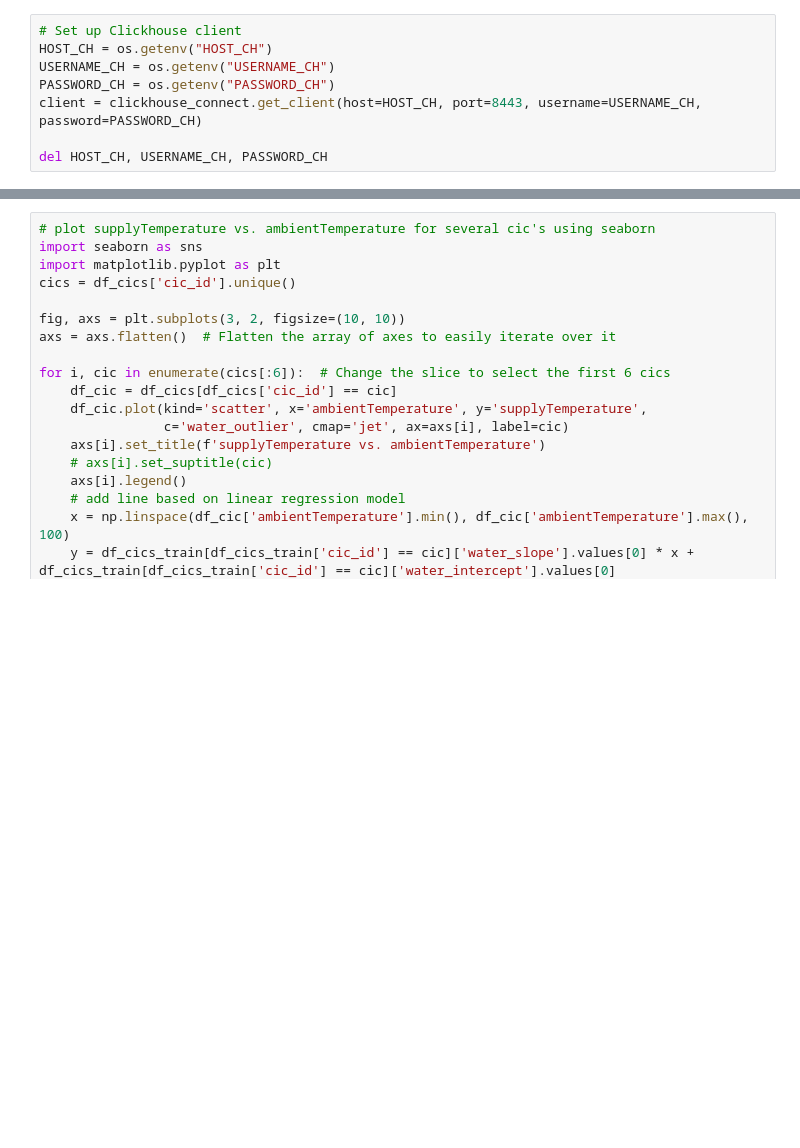
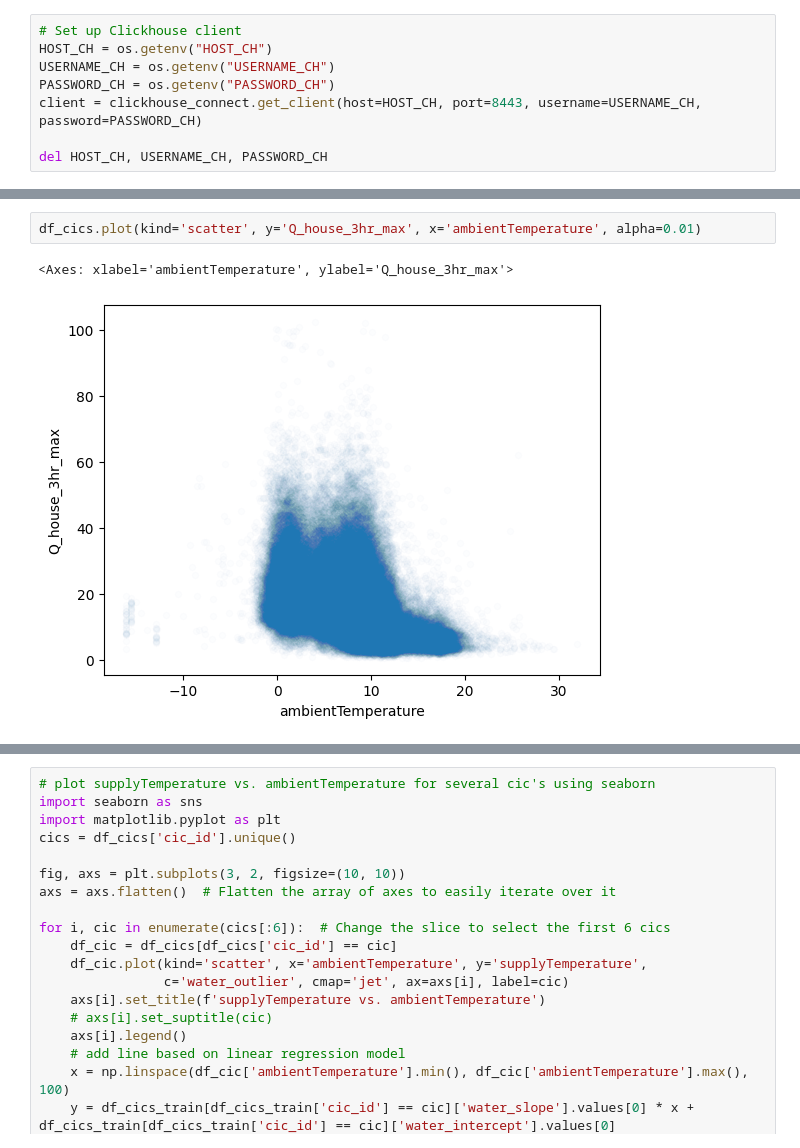
Before and after one commit to season0112/quatt_data_analysis, a Jupyter notebook: all-e-market-research/all-e-market-research.ipynb, the cells around one changed output, grey strips where cells are left out. Drawn from its saved outputs; the diff is of its cells as text; blank space fills up the shorter version.

```diff
--- a/all-e-market-research/all-e-market-research.ipynb
+++ b/all-e-market-research/all-e-market-research.ipynb
@@ -540,0 +738,5 @@ else:
+# %%
+df_cics.plot(kind='scatter', y='Q_house_3hr_max', x='ambientTemperature', alpha=0.01)
+# %% [output]
+<Axes: xlabel='ambientTemperature', ylabel='Q_house_3hr_max'>
+[figure, added]
```
Also changed, not shown: parts of 37 cells of this notebook.
